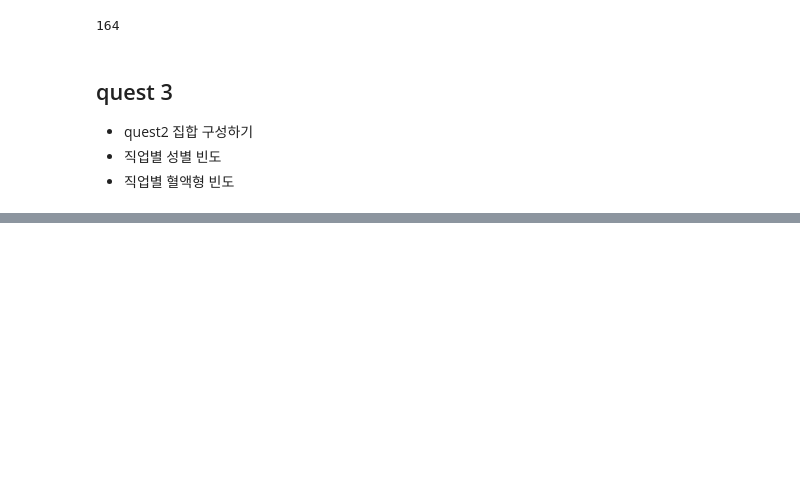
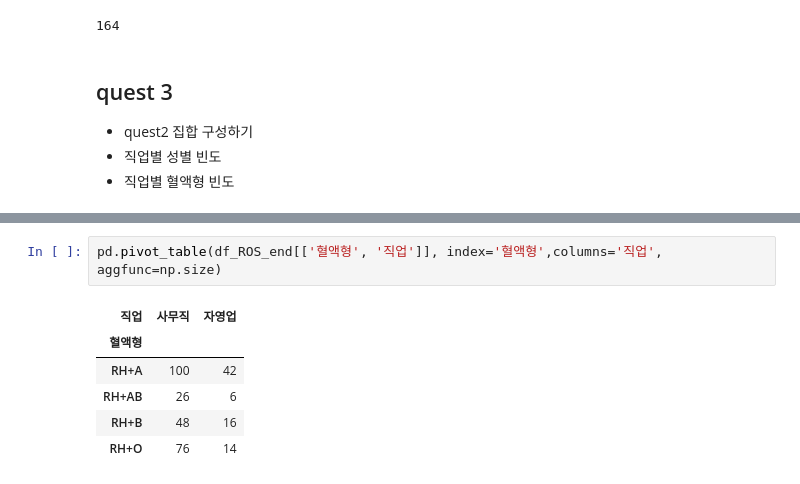
Before and after one commit to lee000403/study_data_analytics, a Jupyter notebook: codes/DDA/RecurrenceOfSurgery_DDA.ipynb, the cells around one changed output, grey strips where cells are left out. Drawn from its saved outputs; the diff is of its cells as text; blank space fills up the shorter version.

```diff
--- a/codes/DDA/RecurrenceOfSurgery_DDA.ipynb
+++ b/codes/DDA/RecurrenceOfSurgery_DDA.ipynb
@@ -285,0 +295,9 @@ df_ROS_end.pivot_table(index='직업', columns='혈액형', aggfunc=np.size).ilo
+# %%
+pd.pivot_table(df_ROS_end[['혈액형', '직업']], index='혈액형',columns='직업', aggfunc=np.size)
+# %% [output]
+| 직업 | 사무직 | 자영업 |
+| 혈액형 |  |  |
+| RH+A | 100 | 42 |
+| RH+AB | 26 | 6 |
+| RH+B | 48 | 16 |
+| RH+O | 76 | 14 |
```
Also changed, not shown: parts of 4 cells of this notebook.
